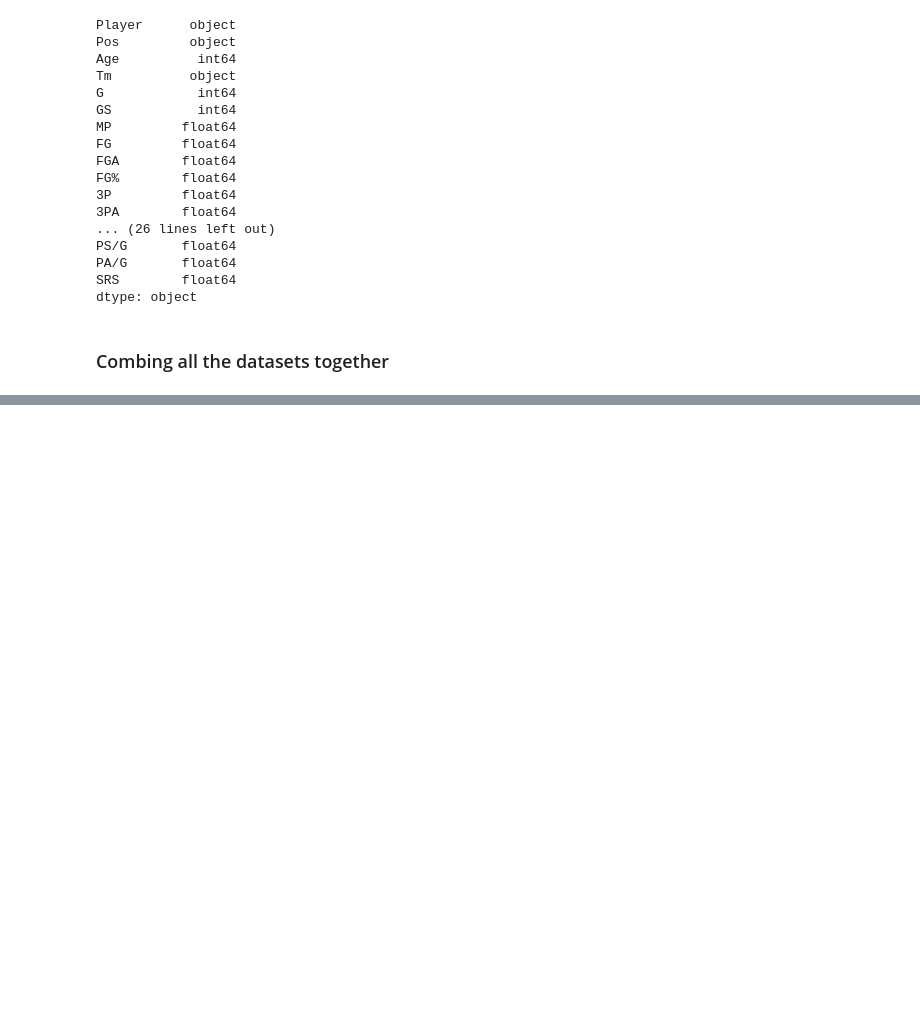
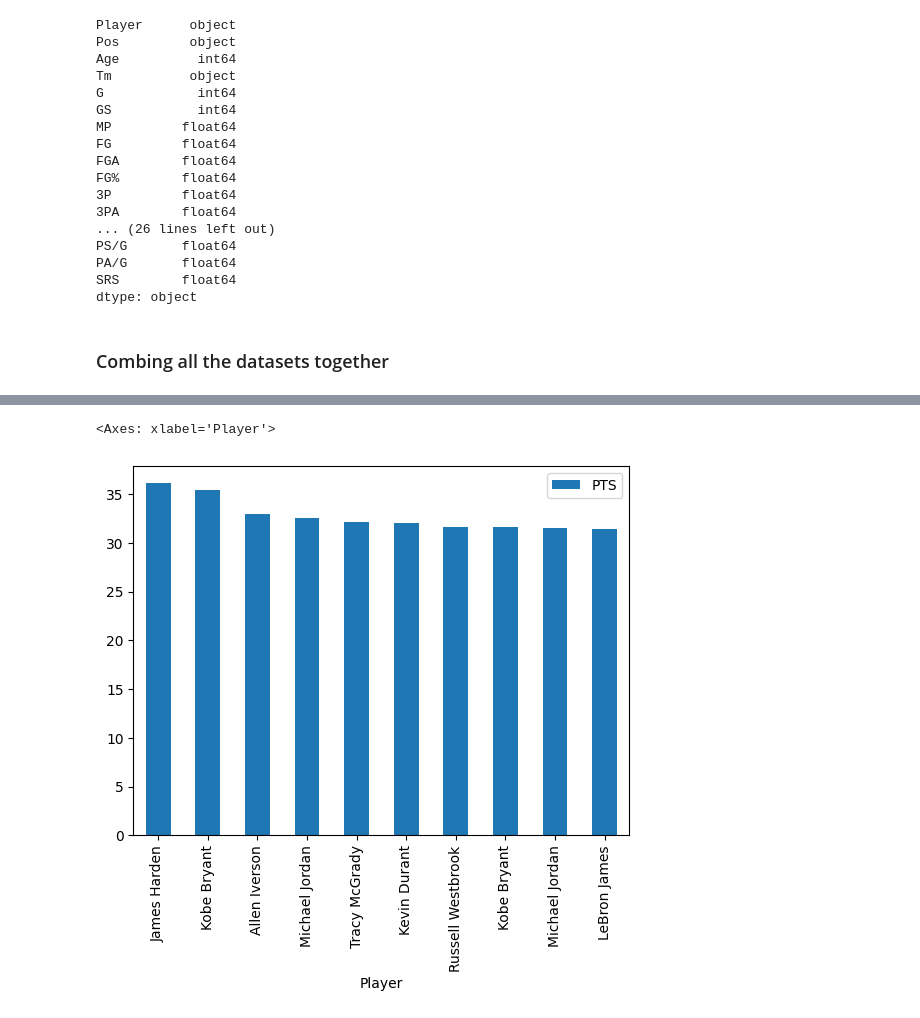
Before and after one commit to RoosterMonkey777/NBA-MVP-Predictor, a Jupyter notebook: nba_mvp_data_cleaning.ipynb, the cells around one changed output, grey strips where cells are left out. Drawn from its saved outputs; the diff is of its cells as text; code cells hidden in the pictures; blank space fills up the shorter version.

```diff
--- a/nba_mvp_data_cleaning.ipynb
+++ b/nba_mvp_data_cleaning.ipynb
@@ -591,0 +596,2 @@ stats.to_csv("player_mvp_stats.csv")
+# %%
+highest_scorers = stats[stats["G"] > 70].sort_values("PTS", ascending=False)
@@ -591,0 +619,5 @@ stats.to_csv("player_mvp_stats.csv")
+# %%
+highest_scorers.head(10).plot.bar("Player", "PTS")
+# %% [output]
+<Axes: xlabel='Player'>
+[figure, added]
```
Also changed, not shown: parts of 9 cells of this notebook.
